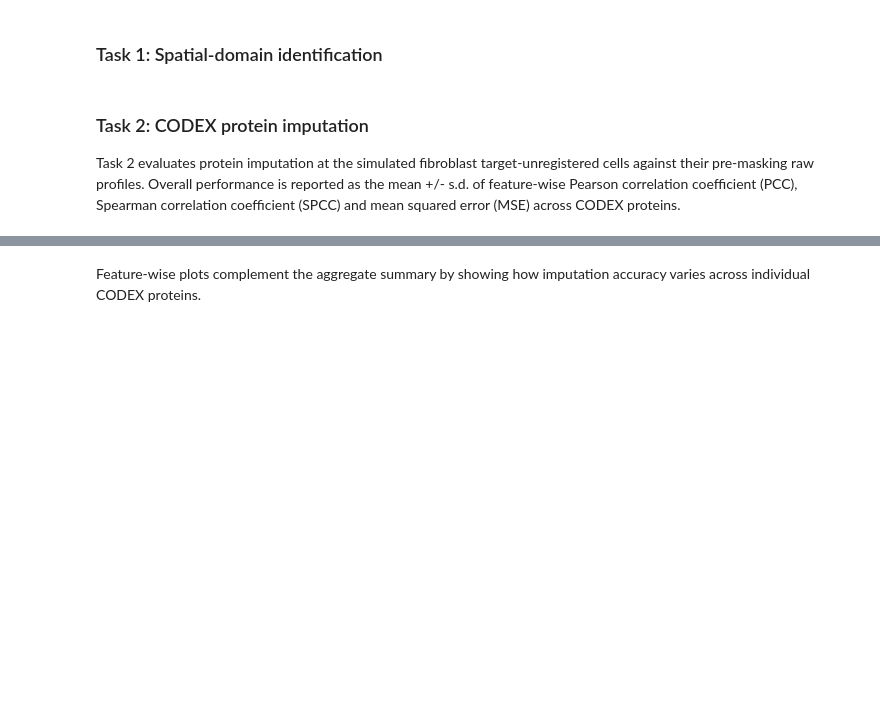
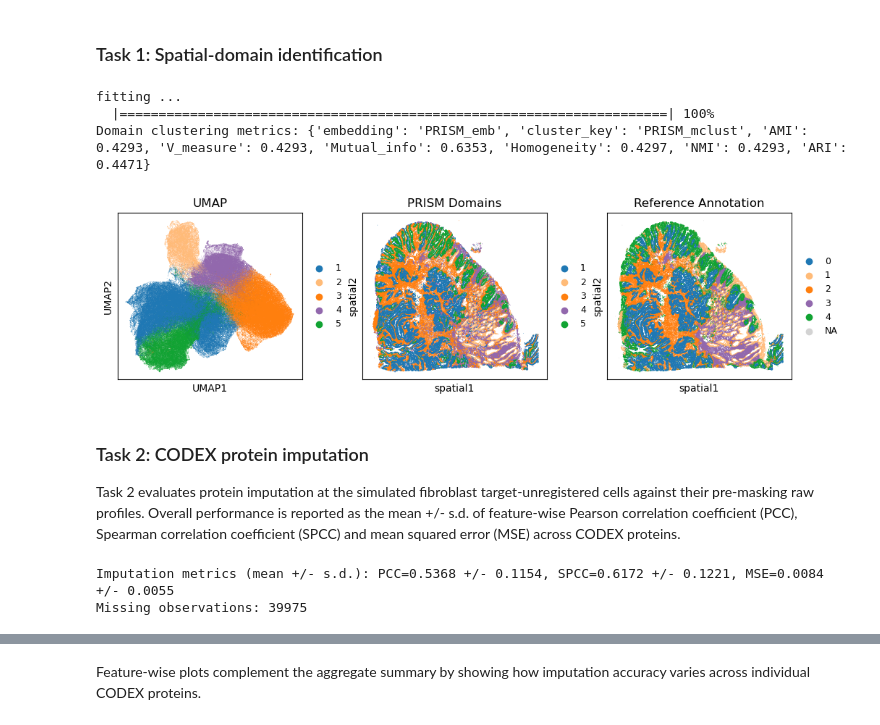
Before and after one commit to musg-create/PRISM_Tutorial, a Jupyter notebook: Tutorial7_3: Simulation of Cell-Type-Specific Incomplete Registration in COAD.ipynb, the cells around one changed output, grey strips where cells are left out. Saved outputs shown, nothing was run; the diff lists cells and outputs as text; code cells hidden in the pictures; blank space fills up the shorter version.

Commit message:
Update executed tutorial results

```diff
--- a/Tutorial7_3: Simulation of Cell-Type-Specific Incomplete Registration in COAD.ipynb
+++ b/Tutorial7_3: Simulation of Cell-Type-Specific Incomplete Registration in COAD.ipynb
@@ -102,3 +148,14 @@ adata_clustered, domain_metrics = run_clustering_eval_plot(adata_source_out, emb
+# %%
+# Identify domains from the PRISM embedding and evaluate them post hoc
+adata_clustered, domain_metrics = run_clustering_eval_plot(adata_source_out, emb_key="PRISM_emb",
+                                                           label_key="spatial_cluster", cluster_key="PRISM_mclust",
+                                                           n_clusters=5, s=1, use_pca=True, align_labels=True,
+                                                           aligned_key="PRISM_domain", dataset_name="COAD")
+# %% [output]
+fitting ...
+  |======================================================================| 100%
+Domain clustering metrics: {'embedding': 'PRISM_emb', 'cluster_key': 'PRISM_mclust', 'AMI': 0.4293, 'V_measure': 0.4293, 'Mutual_info': 0.6353, 'Homogeneity': 0.4297, 'NMI': 0.4293, 'ARI': 0.4471}
+[figure, added]
 # %% [markdown]
 ### Task 2: CODEX protein imputation
 
@@ -116,0 +163,8 @@ _ = plot_imputation_metric_boxplot(imputation_results, feature_names=adata_targe
+# %%
+# Quantitatively evaluate CODEX protein imputation in simulated missing cells
+imputation_results = prism_eval_and_save(truth_adata=adata_target_out, adata=adata_target_out,
+                                         save_path=str(RESULTS_DIR), first_name=RUN_PREFIX,
+                                         missing_indices=missing_indices, save_files=False)
+# %% [output]
+Imputation metrics (mean +/- s.d.): PCC=0.5368 +/- 0.1154, SPCC=0.6172 +/- 0.1221, MSE=0.0084 +/- 0.0055
+Missing observations: 39975
```
Also changed, not shown: parts of 13 cells of this notebook, 14 other files.
